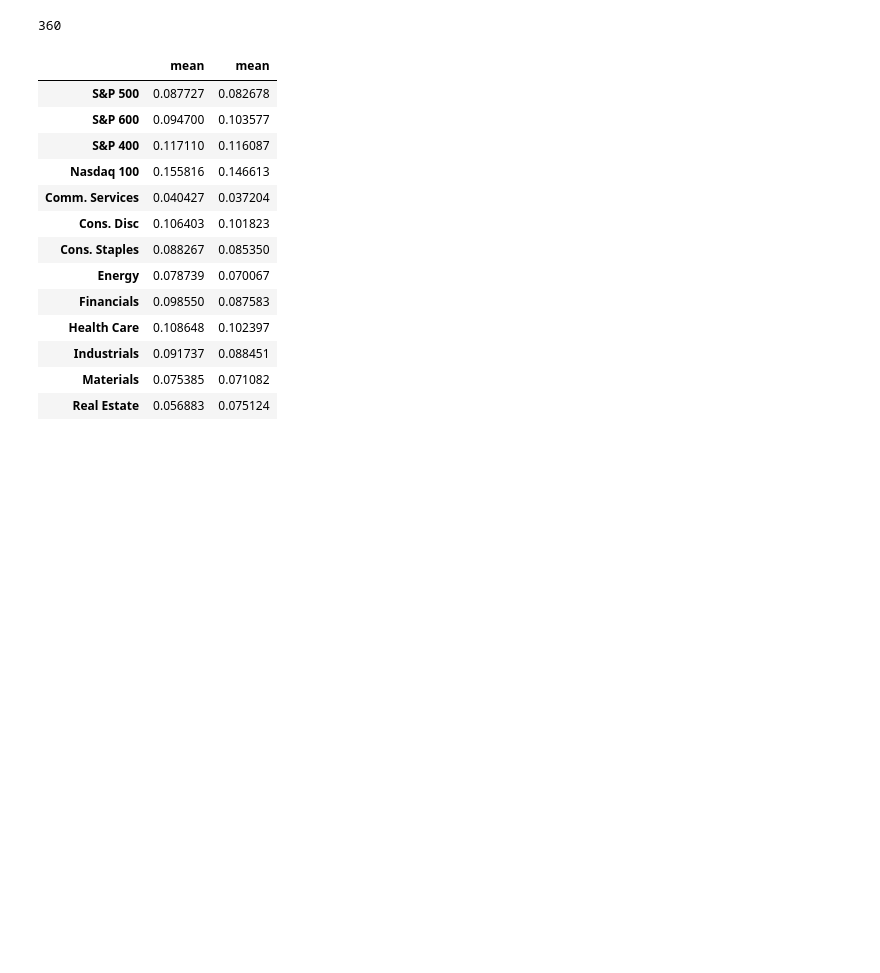
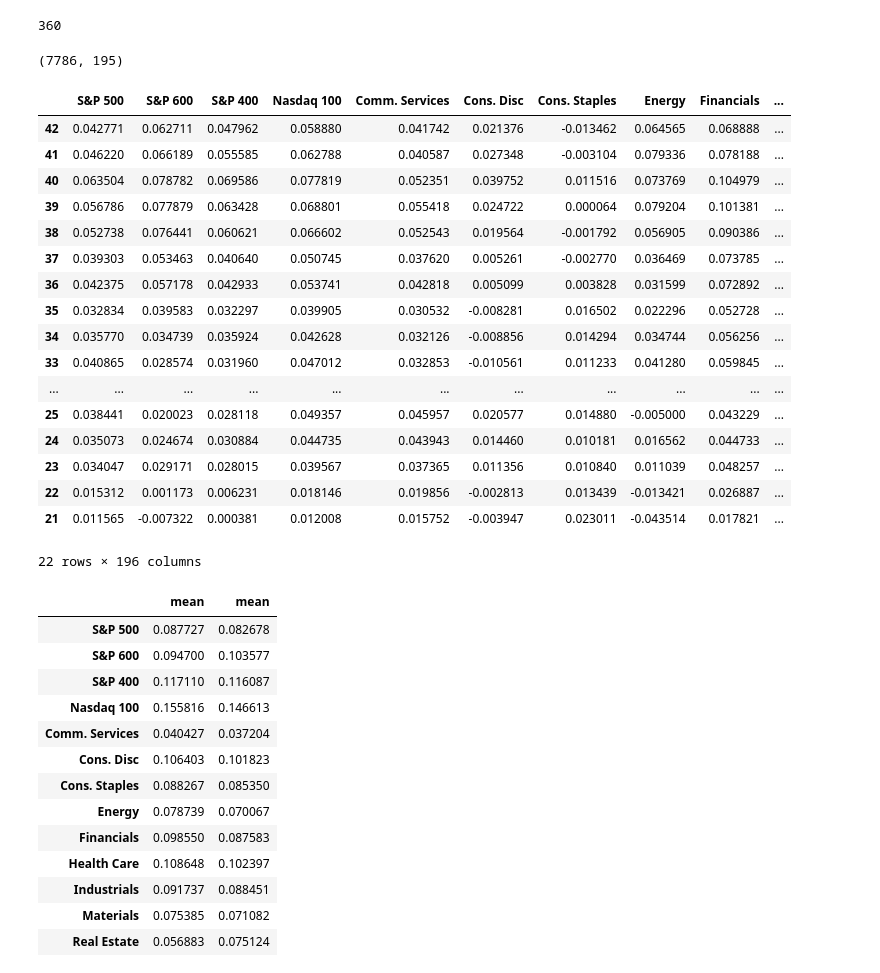
Before and after one commit to hallsj10/Python4DS, a Jupyter notebook: DSE200x_Final_RatesPrediction.ipynb, the cells around one changed output. Cells and saved outputs as stored; diff of their text form; code cells hidden in the pictures; blank space fills up the shorter version.

```diff
--- a/DSE200x_Final_RatesPrediction.ipynb
+++ b/DSE200x_Final_RatesPrediction.ipynb
@@ -108,3 +111,36 @@ monthly_rets2 = rolling_pct_rets(raw_prices, -21)
+# %%
+lookback = 21
+monthly_rets2 = rolling_pct_rets(raw_prices, -lookback)
+# append dates to this for later
+monthly_rets2.shape
+# %% [output]
+(7786, 195)
+# %%
+# append dates to monthly_rets
+Day = raw['Date'][:-21]
+monthly_rets2 = pd.concat((monthly_rets2, Day), axis=1)
+#monthly_rets2 = monthly_rets2.sort_values('Date')
+# %%
+monthly_rets2.tail(22)
+# %% [output]
+|  | S&P 500 | S&P 600 | S&P 400 | Nasdaq 100 | Comm. Services | Cons. Disc | Cons. Staples | Energy | Financials | ... |
+| 42 | 0.042771 | 0.062711 | 0.047962 | 0.058880 | 0.041742 | 0.021376 | -0.013462 | 0.064565 | 0.068888 | ... |
+| 41 | 0.046220 | 0.066189 | 0.055585 | 0.062788 | 0.040587 | 0.027348 | -0.003104 | 0.079336 | 0.078188 | ... |
+| 40 | 0.063504 | 0.078782 | 0.069586 | 0.077819 | 0.052351 | 0.039752 | 0.011516 | 0.073769 | 0.104979 | ... |
+| 39 | 0.056786 | 0.077879 | 0.063428 | 0.068801 | 0.055418 | 0.024722 | 0.000064 | 0.079204 | 0.101381 | ... |
+| 38 | 0.052738 | 0.076441 | 0.060621 | 0.066602 | 0.052543 | 0.019564 | -0.001792 | 0.056905 | 0.090386 | ... |
+| 37 | 0.039303 | 0.053463 | 0.040640 | 0.050745 | 0.037620 | 0.005261 | -0.002770 | 0.036469 | 0.073785 | ... |
+| 36 | 0.042375 | 0.057178 | 0.042933 | 0.053741 | 0.042818 | 0.005099 | 0.003828 | 0.031599 | 0.072892 | ... |
+| 35 | 0.032834 | 0.039583 | 0.032297 | 0.039905 | 0.030532 | -0.008281 | 0.016502 | 0.022296 | 0.052728 | ... |
+| 34 | 0.035770 | 0.034739 | 0.035924 | 0.042628 | 0.032126 | -0.008856 | 0.014294 | 0.034744 | 0.056256 | ... |
+| 33 | 0.040865 | 0.028574 | 0.031960 | 0.047012 | 0.032853 | -0.010561 | 0.011233 | 0.041280 | 0.059845 | ... |
+| ... | ... | ... | ... | ... | ... | ... | ... | ... | ... | ... |
+| 25 | 0.038441 | 0.020023 | 0.028118 | 0.049357 | 0.045957 | 0.020577 | 0.014880 | -0.005000 | 0.043229 | ... |
+| 24 | 0.035073 | 0.024674 | 0.030884 | 0.044735 | 0.043943 | 0.014460 | 0.010181 | 0.016562 | 0.044733 | ... |
+| 23 | 0.034047 | 0.029171 | 0.028015 | 0.039567 | 0.037365 | 0.011356 | 0.010840 | 0.011039 | 0.048257 | ... |
+| 22 | 0.015312 | 0.001173 | 0.006231 | 0.018146 | 0.019856 | -0.002813 | 0.013439 | -0.013421 | 0.026887 | ... |
+| 21 | 0.011565 | -0.007322 | 0.000381 | 0.012008 | 0.015752 | -0.003947 | 0.023011 | -0.043514 | 0.017821 | ... |
+22 rows × 196 columns
 # %%
 # Now let's compare both approaches to calculating average monthly returns
 stats_Mrets = monthly_rets.describe().transpose()
```
Also changed, not shown: parts of 23 cells of this notebook.
